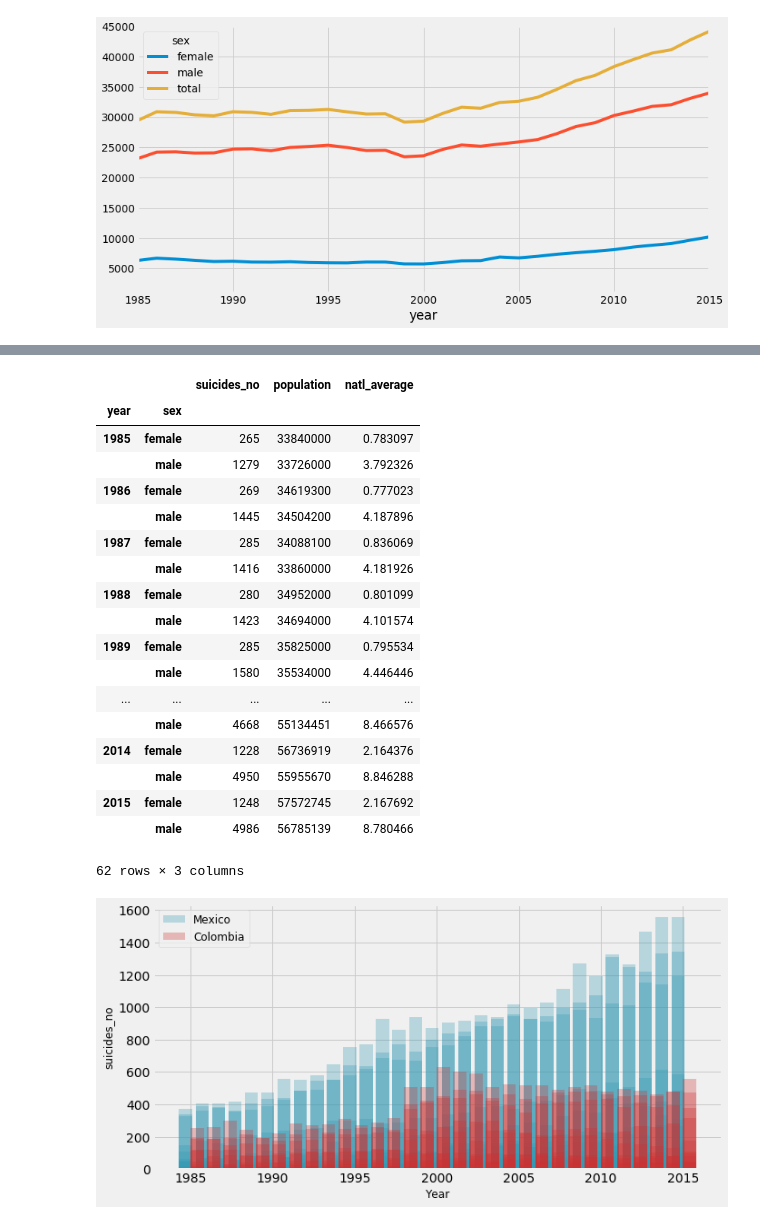
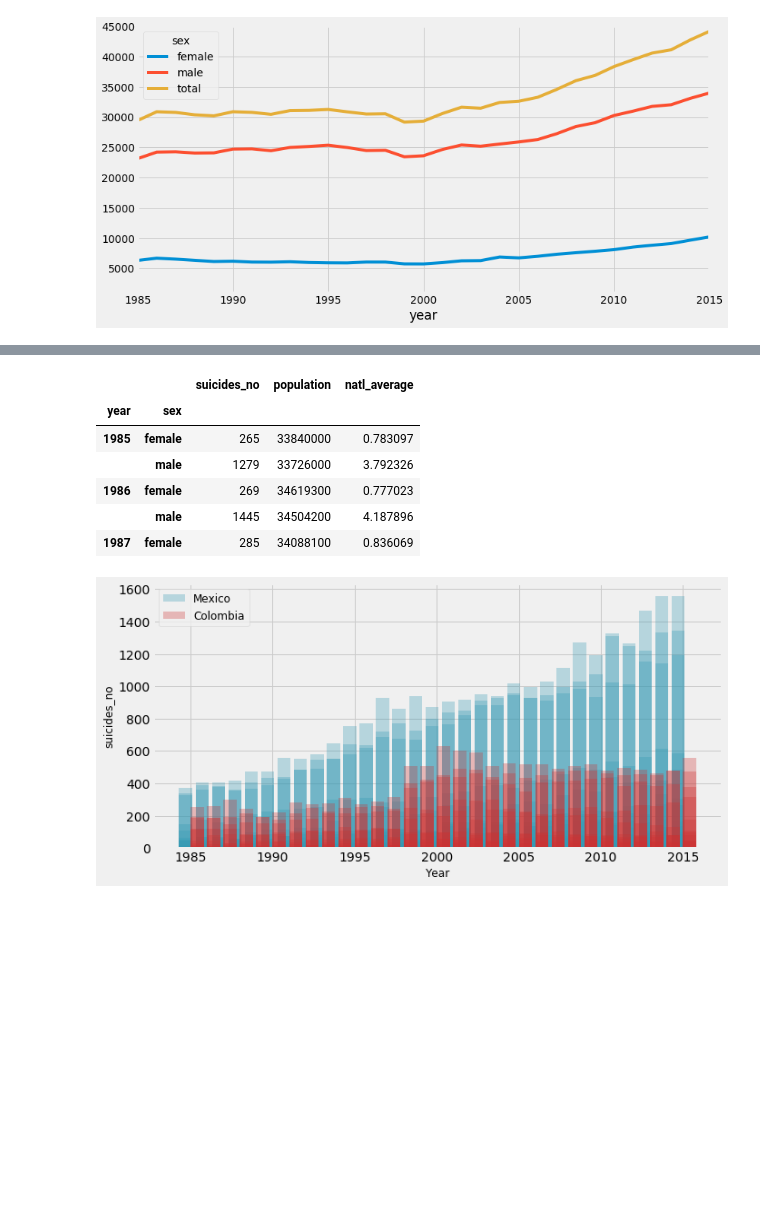
Before and after one commit to carandu/suicide_topics, a Jupyter notebook: suicide_topics.ipynb, the cells around one changed output, grey strips where cells are left out. Saved outputs shown, nothing was run; the diff lists cells and outputs as text; code cells hidden in the pictures; blank space fills up the shorter version.

```diff
--- a/suicide_topics.ipynb
+++ b/suicide_topics.ipynb
@@ -302,3 +294,0 @@ col.head(100)
-# %%
-col = col.groupby(['year']).agg({'suicides_no':sum})
-col
@@ -324,29 +295,17 @@ col
 # %%
 new_col = col.groupby(['year','sex']).agg({'suicides_no':sum, 'population':sum}) ## best practice->groupby LIST!!!!
 new_mex = mex.groupby(['year','sex']).agg({'suicides_no':sum, 'population':sum})
 new_col['natl_average'] = new_col['suicides_no'] /  new_col['population'] * 100000
 new_mex['natl_average'] = new_mex['suicides_no'] /  new_mex['population'] * 100000
-new_mex.head(62)
+new_mex.head()
 # %% [output]
 |  |  | suicides_no | population | natl_average |
 | year | sex |  |  |  |
 | 1985 | female | 265 | 33840000 | 0.783097 |
 |  | male | 1279 | 33726000 | 3.792326 |
 | 1986 | female | 269 | 34619300 | 0.777023 |
 |  | male | 1445 | 34504200 | 4.187896 |
 | 1987 | female | 285 | 34088100 | 0.836069 |
-|  | male | 1416 | 33860000 | 4.181926 |
-| 1988 | female | 280 | 34952000 | 0.801099 |
-|  | male | 1423 | 34694000 | 4.101574 |
-| 1989 | female | 285 | 35825000 | 0.795534 |
-|  | male | 1580 | 35534000 | 4.446446 |
-| ... | ... | ... | ... | ... |
-|  | male | 4668 | 55134451 | 8.466576 |
-| 2014 | female | 1228 | 56736919 | 2.164376 |
-|  | male | 4950 | 55955670 | 8.846288 |
-| 2015 | female | 1248 | 57572745 | 2.167692 |
-|  | male | 4986 | 56785139 | 8.780466 |
-62 rows × 3 columns
 # %%
 #y_pos = np.arange(len(col['year']))
 
```
Also changed, not shown: parts of 6 cells of this notebook.
